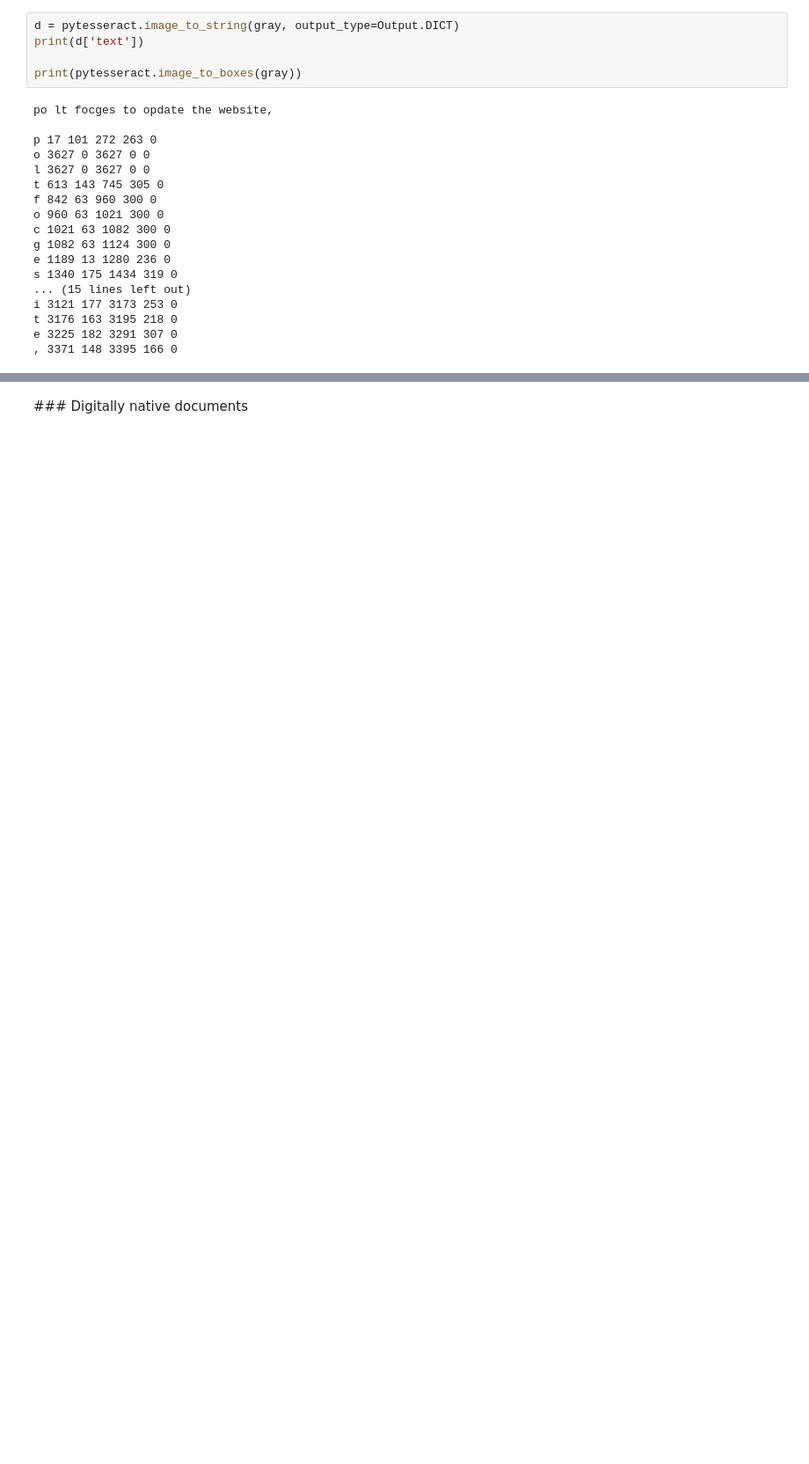
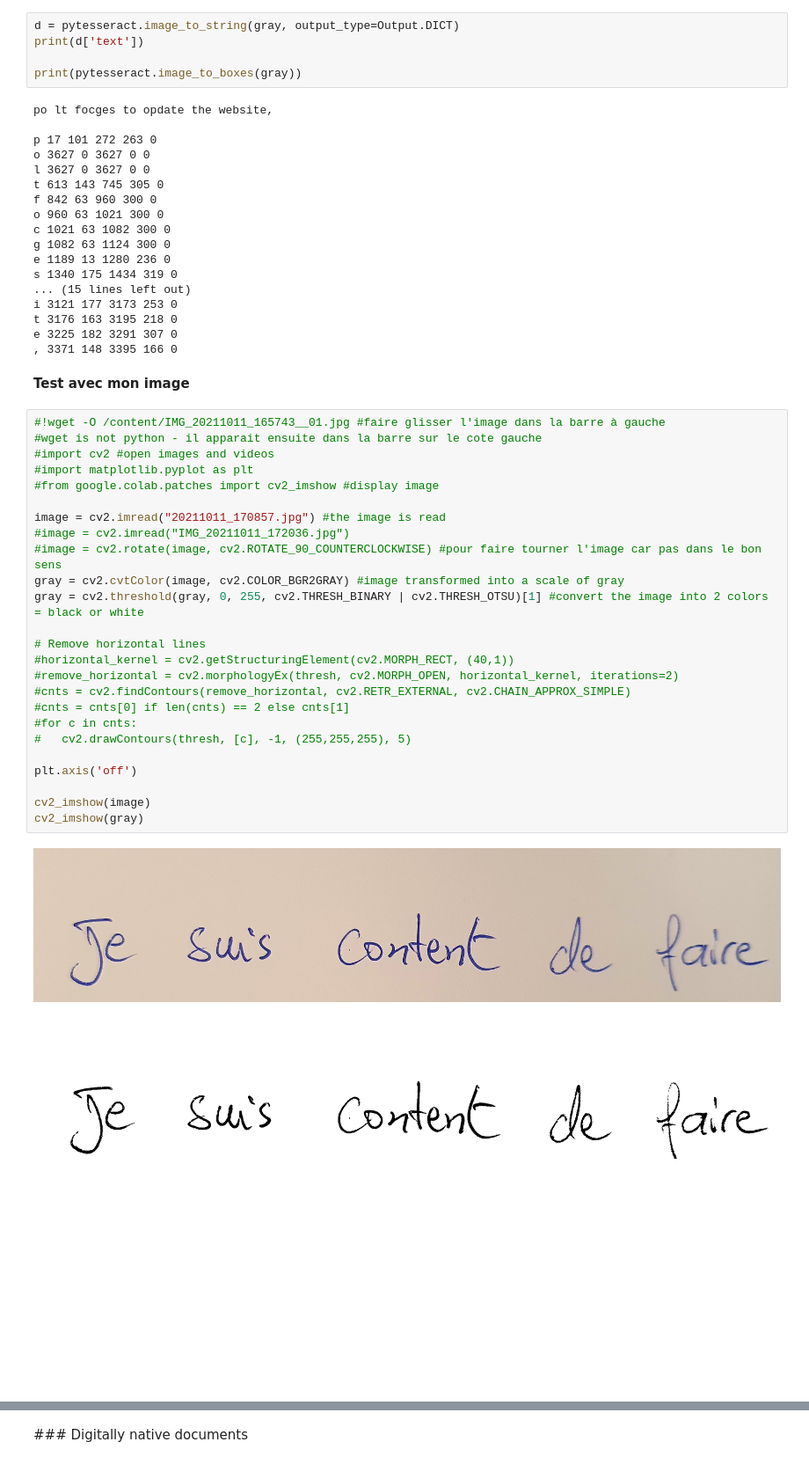
Before and after one commit to Alexiane-lc/dairy_book, a Jupyter notebook: Practice_Lab_1.ipynb, the cells around one changed output, grey strips where cells are left out. Shown at 88% size. Saved outputs shown, nothing was run; the diff lists cells and outputs as text; blank space fills up the shorter version.

```diff
--- a/Practice_Lab_1.ipynb
+++ b/Practice_Lab_1.ipynb
@@ -122,3 +112,34 @@ i 3121 177 3173 253 0
 t 3176 163 3195 218 0
 e 3225 182 3291 307 0
 , 3371 148 3395 166 0
+# %% [markdown]
+**Test avec mon image**
+# %%
+#!wget -O /content/IMG_20211011_165743__01.jpg #faire glisser l'image dans la barre à gauche
+#wget is not python - il apparait ensuite dans la barre sur le cote gauche
+#import cv2 #open images and videos
+#import matplotlib.pyplot as plt
+#from google.colab.patches import cv2_imshow #display image
+
+image = cv2.imread("20211011_170857.jpg") #the image is read
+#image = cv2.imread("IMG_20211011_172036.jpg")
+#image = cv2.rotate(image, cv2.ROTATE_90_COUNTERCLOCKWISE) #pour faire tourner l'image car pas dans le bon sens
+gray = cv2.cvtColor(image, cv2.COLOR_BGR2GRAY) #image transformed into a scale of gray
+gray = cv2.threshold(gray, 0, 255, cv2.THRESH_BINARY | cv2.THRESH_OTSU)[1] #convert the image into 2 colors = black or white
+
+# Remove horizontal lines
+#horizontal_kernel = cv2.getStructuringElement(cv2.MORPH_RECT, (40,1))
+#remove_horizontal = cv2.morphologyEx(thresh, cv2.MORPH_OPEN, horizontal_kernel, iterations=2)
+#cnts = cv2.findContours(remove_horizontal, cv2.RETR_EXTERNAL, cv2.CHAIN_APPROX_SIMPLE)
+#cnts = cnts[0] if len(cnts) == 2 else cnts[1]
+#for c in cnts:
+#   cv2.drawContours(thresh, [c], -1, (255,255,255), 5)
+
+plt.axis('off')
+
+cv2_imshow(image)
+cv2_imshow(gray)
+# %% [output]
+[figure, added]
+[figure, added]
+[figure, added]
```
Also changed, not shown: parts of 14 cells of this notebook.
